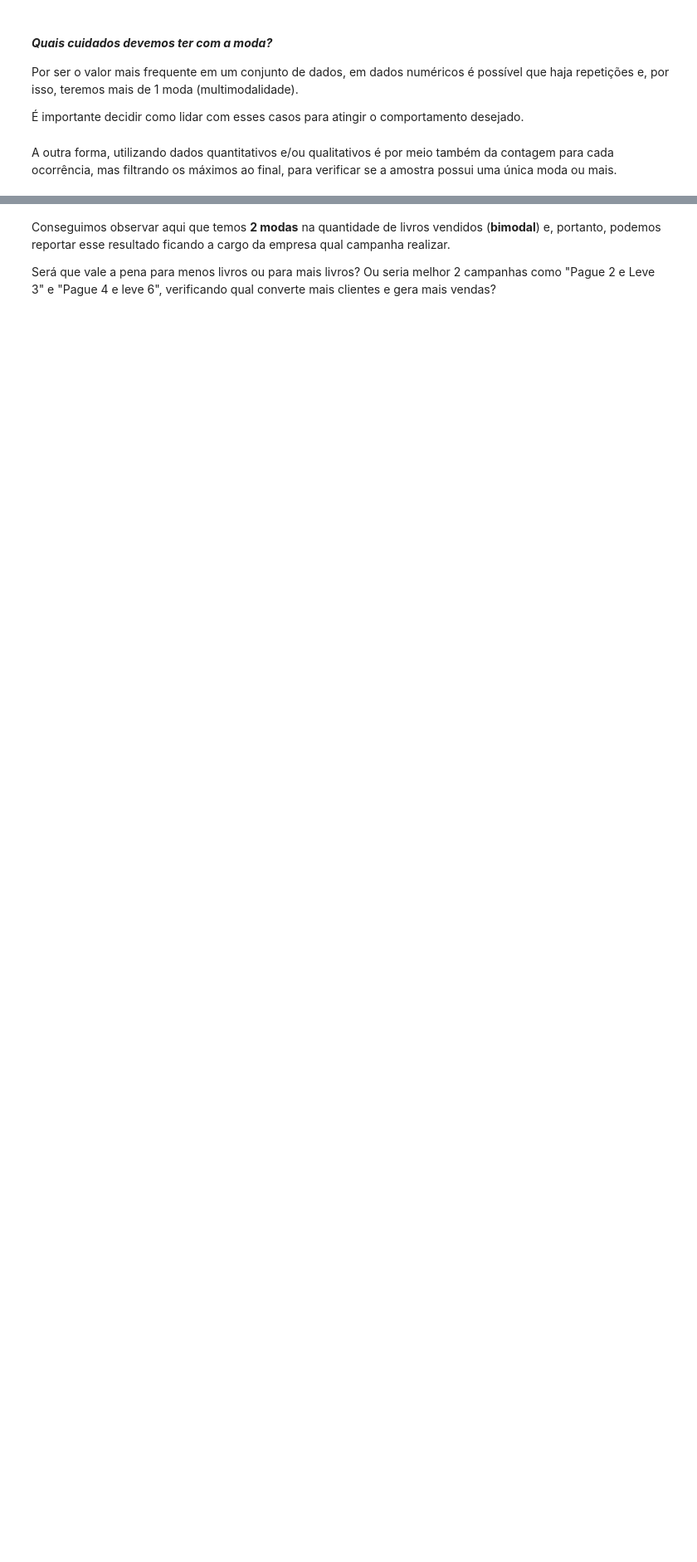
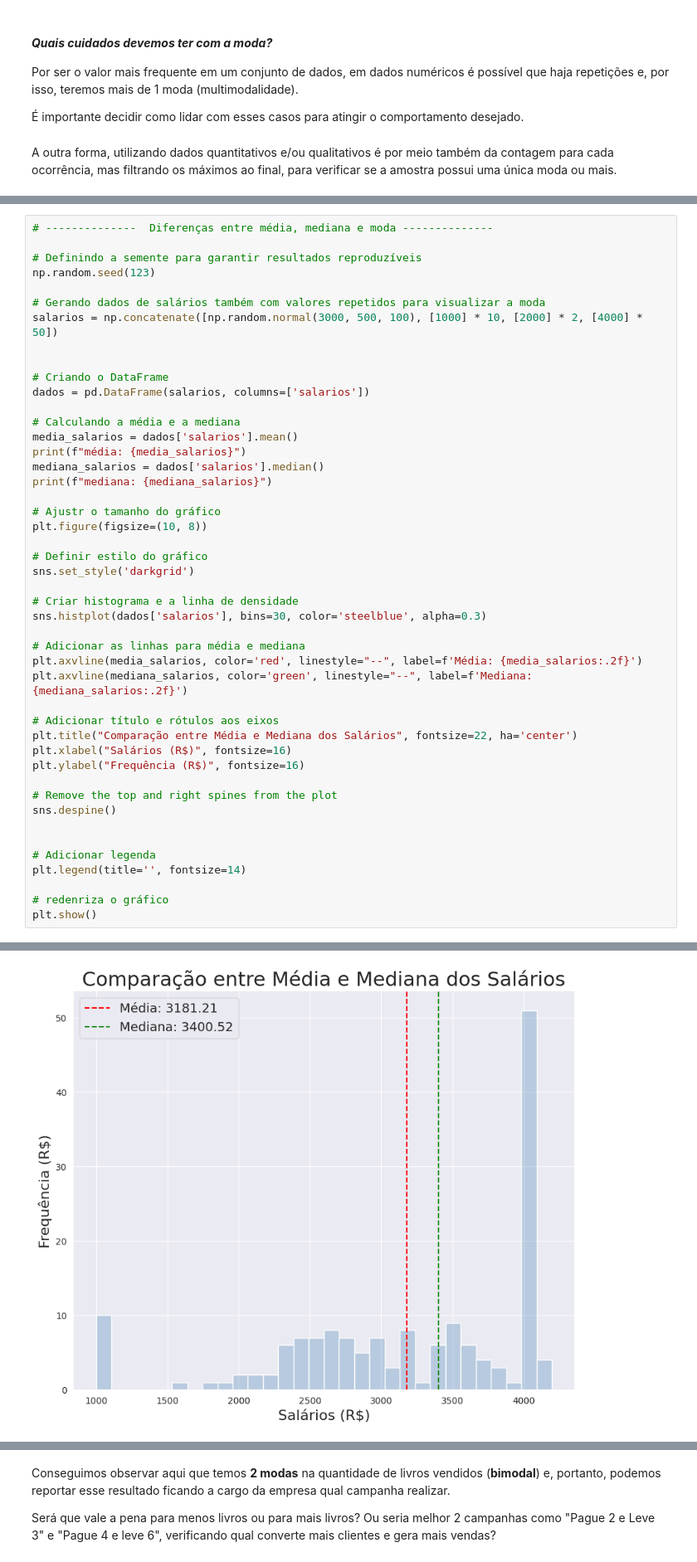
Before and after one commit to lggugs/python, a Jupyter notebook: python_frequencias_e_medidas.ipynb, the cells around one changed output, grey strips where cells are left out. Shown at 83% size. Saved outputs shown, nothing was run; the diff lists cells and outputs as text; blank space fills up the shorter version.

```diff
--- a/python_frequencias_e_medidas.ipynb
+++ b/python_frequencias_e_medidas.ipynb
@@ -806,0 +949,47 @@ A outra forma, utilizando dados quantitativos e/ou qualitativos é por meio tamb
+# %%
+# --------------  Diferenças entre média, mediana e moda --------------
+
+# Definindo a semente para garantir resultados reproduzíveis
+np.random.seed(123)
+
+# Gerando dados de salários também com valores repetidos para visualizar a moda
+salarios = np.concatenate([np.random.normal(3000, 500, 100), [1000] * 10, [2000] * 2, [4000] * 50])
+
+
+# Criando o DataFrame
+dados = pd.DataFrame(salarios, columns=['salarios'])
+
+# Calculando a média e a mediana
+media_salarios = dados['salarios'].mean()
+print(f"média: {media_salarios}")
+mediana_salarios = dados['salarios'].median()
+print(f"mediana: {mediana_salarios}")
+
+# Ajustr o tamanho do gráfico
+plt.figure(figsize=(10, 8))
+
+# Definir estilo do gráfico
+sns.set_style('darkgrid')
+
+# Criar histograma e a linha de densidade
+sns.histplot(dados['salarios'], bins=30, color='steelblue', alpha=0.3)
+
+# Adicionar as linhas para média e mediana
+plt.axvline(media_salarios, color='red', linestyle="--", label=f'Média: {media_salarios:.2f}')
+plt.axvline(mediana_salarios, color='green', linestyle="--", label=f'Mediana: {mediana_salarios:.2f}')
+
+# Adicionar título e rótulos aos eixos
+plt.title("Comparação entre Média e Mediana dos Salários", fontsize=22, ha='center')
+plt.xlabel("Salários (R$)", fontsize=16)
+plt.ylabel("Frequência (R$)", fontsize=16)
+
+# Remove the top and right spines from the plot
+sns.despine()
+
+
+# Adicionar legenda
+plt.legend(title='', fontsize=14)
+
+# redenriza o gráfico
+plt.show()
+# %% [output]
@@ -806,0 +998 @@ A outra forma, utilizando dados quantitativos e/ou qualitativos é por meio tamb
+[figure, added]
```
Also changed, not shown: parts of 17 cells of this notebook.
